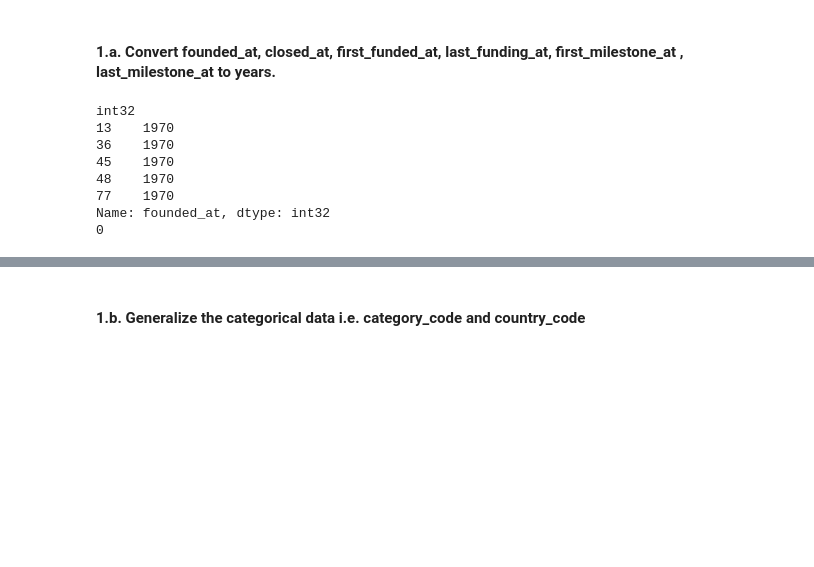
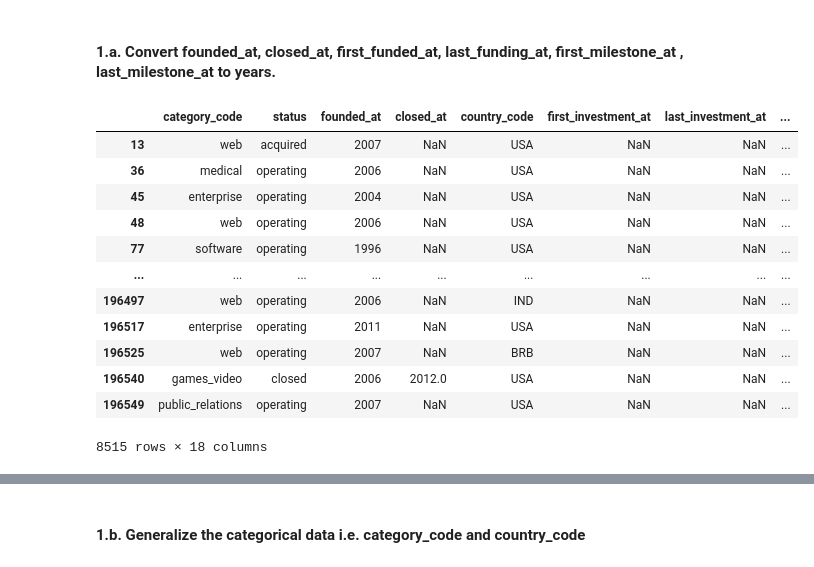
Before and after one commit to girish935/Startup-Data-Preprocessing-Pipeline, a Jupyter notebook: Startup_Data_Preprocessing.ipynb, the cells around one changed output, grey strips where cells are left out. Saved outputs shown, nothing was run; the diff lists cells and outputs as text; code cells hidden in the pictures; blank space fills up the shorter version.

```diff
--- a/Startup_Data_Preprocessing.ipynb
+++ b/Startup_Data_Preprocessing.ipynb
@@ -221,12 +282,0 @@ company.head()
-# %%
-#It can be divided into two successive phases.
-## 1.a. Changes in original data
-# Convert to datetime first
-# short & safe: convert each column to datetime (coerce errors) then extract year
-date_cols = ['founded_at','closed_at','first_funded_at','last_funding_at','first_milestone_at','last_milestone_at']
-date_cols = [c for c in date_cols if c in company.columns]         # keep only existing cols
-
-for c in date_cols:
-    company[c] = pd.to_datetime(company[c], errors='coerce').dt.year
-
-print(company[date_cols].head())
@@ -247,6 +282,0 @@ print(company[date_cols].head())
-# %%
-## 1.b.Generalize and categorical data
-company['category_code'] = company['category_code'].str.lower().str.strip()
-company['status'] = company['status'].str.lower().str.strip()
-
-print(company.head())
@@ -271,5 +282,0 @@ print(company.head())
-# %%
-##2.Create new variables
-#2.a.Create new feature isClosed from closed_at and status
-company["isClosed"] = ((company["closed_at"].notnull()) | (company["status"] == "closed")).astype(int)
-print(company[["closed_at", "status", "isClosed"]])
@@ -291,7 +282,0 @@ print(company[["closed_at", "status", "isClosed"]])
-# %%
-## 2.b.Create new feature 'active_days'
-company['founded_at'] = pd.to_datetime(company['founded_at'], errors='coerce')
-company['closed_at'] = pd.to_datetime(company['closed_at'], errors='coerce')
-
-company['active_days'] = (company['closed_at'] - company['founded_at']).dt.days
-print(company['active_days'])
@@ -320,38 +293,36 @@ company.head()
 # %% [markdown]
 #### 1.a. Convert founded_at, closed_at, first_funded_at, last_funding_at, first_milestone_at , last_milestone_at to years.
 # %%
-# founded_at
+# For founded_at
 company['founded_at'] = pd.to_datetime(company['founded_at'], errors='coerce').dt.year
 
 # closed_at
 company['closed_at'] = pd.to_datetime(company['closed_at'], errors='coerce').dt.year
 
-# first_funding_at
+# # first_funding_at
 company['first_funding_at'] = pd.to_datetime(company['first_funding_at'], errors='coerce').dt.year
 
-# last_funding_at
+# # last_funding_at
 company['last_funding_at'] = pd.to_datetime(company['last_funding_at'], errors='coerce').dt.year
 
-# first_milestone_at
+# # first_milestone_at
 company['first_milestone_at'] = pd.to_datetime(company['first_milestone_at'], errors='coerce').dt.year
 
-# last_milestone_at
+# # last_milestone_at
 company['last_milestone_at'] = pd.to_datetime(company['last_milestone_at'], errors='coerce').dt.year
+
+company
+# %% [output]
+|  | category_code | status | founded_at | closed_at | country_code | first_investment_at | last_investment_at | ... |
+| 13 | web | acquired | 2007 | NaN | USA | NaN | NaN | ... |
+| 36 | medical | operating | 2006 | NaN | USA | NaN | NaN | ... |
+| 45 | enterprise | operating | 2004 | NaN | USA | NaN | NaN | ... |
+| 48 | web | operating | 2006 | NaN | USA | NaN | NaN | ... |
+| 77 | software | operating | 1996 | NaN | USA | NaN | NaN | ... |
+| ... | ... | ... | ... | ... | ... | ... | ... | ... |
+| 196497 | web | operating | 2006 | NaN | IND | NaN | NaN | ... |
+| 196517 | enterprise | operating | 2011 | NaN | USA | NaN | NaN | ... |
+| 196525 | web | operating | 2007 | NaN | BRB | NaN | NaN | ... |
+| 196540 | games_video | closed | 2006 | 2012.0 | USA | NaN | NaN | ... |
+| 196549 | public_relations | operating | 2007 | NaN | USA | NaN | NaN | ... |
+8515 rows × 18 columns
-# %%
-# Column datatype check
-print(company['founded_at'].dtype)
-
-# Top 5 rows
-print(company['founded_at'].head())
-
-# Null (missing) values count
-print(company['founded_at'].isnull().sum())
-# %% [output]
-int32
-13    1970
-36    1970
-45    1970
-48    1970
-77    1970
-Name: founded_at, dtype: int32
-0
```
Also changed, not shown: parts of 96 cells of this notebook.
